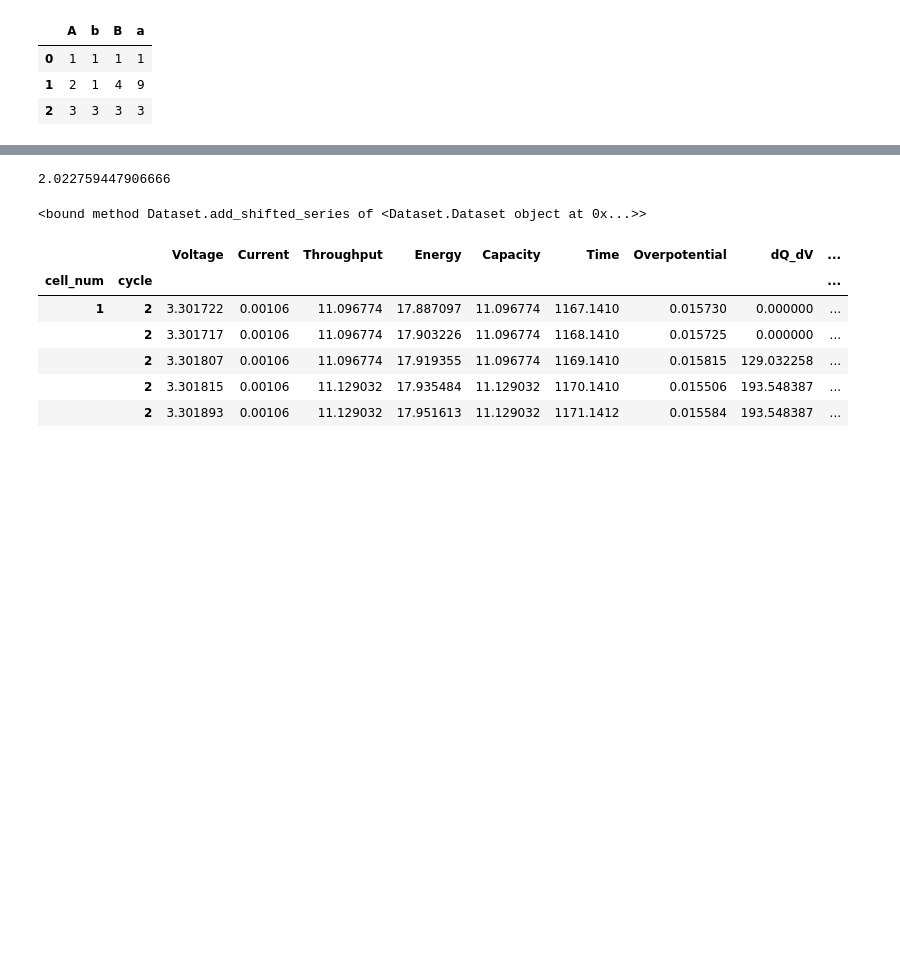
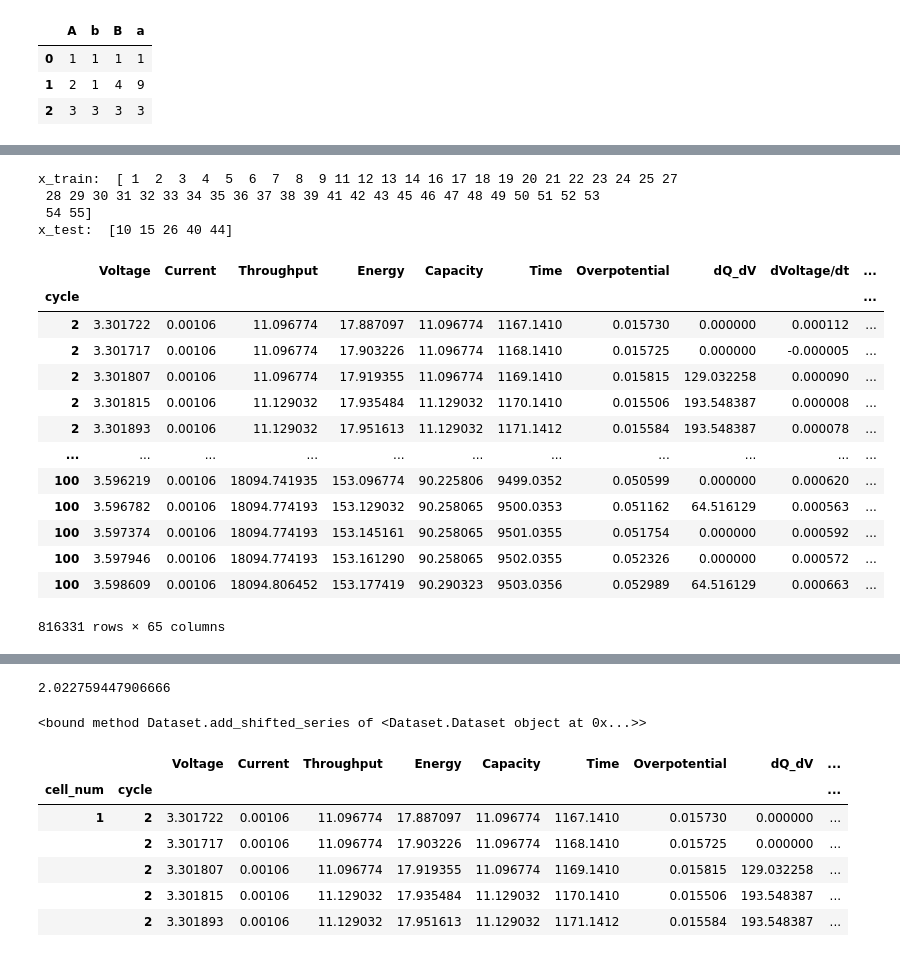
Before and after one commit to cfiske3302/chembattery_refac, a Jupyter notebook: test_code.ipynb, the cells around one changed output, grey strips where cells are left out. Saved outputs shown, nothing was run; the diff lists cells and outputs as text; code cells hidden in the pictures; blank space fills up the shorter version.

```diff
--- a/test_code.ipynb
+++ b/test_code.ipynb
@@ -147,0 +91,29 @@ path = Dataset("../Feature")
+# %%
+by = 'cell_num'
+x_tr, y_tr, x_te, y_te = ds.split(by=by, test_ids=[10, 15, 26, 40, 44])
+print('x_train: ', np.unique(x_tr.index.get_level_values(by)))
+print('x_test: ', np.unique(x_te.index.get_level_values(by)))
+# %% [output]
+x_train:  [ 1  2  3  4  5  6  7  8  9 11 12 13 14 16 17 18 19 20 21 22 23 24 25 27
+ 28 29 30 31 32 33 34 35 36 37 38 39 41 42 43 45 46 47 48 49 50 51 52 53
+ 54 55]
+x_test:  [10 15 26 40 44]
+# %%
+ds = Dataset("../Features/2024-08-21", "../Features/2024-08-21")
+
+ds.xCC.loc[1]
+# %% [output]
+|  | Voltage | Current | Throughput | Energy | Capacity | Time | Overpotential | dQ_dV | dVoltage/dt | ... |
+| cycle |  |  |  |  |  |  |  |  |  | ... |
+| 2 | 3.301722 | 0.00106 | 11.096774 | 17.887097 | 11.096774 | 1167.1410 | 0.015730 | 0.000000 | 0.000112 | ... |
+| 2 | 3.301717 | 0.00106 | 11.096774 | 17.903226 | 11.096774 | 1168.1410 | 0.015725 | 0.000000 | -0.000005 | ... |
+| 2 | 3.301807 | 0.00106 | 11.096774 | 17.919355 | 11.096774 | 1169.1410 | 0.015815 | 129.032258 | 0.000090 | ... |
+| 2 | 3.301815 | 0.00106 | 11.129032 | 17.935484 | 11.129032 | 1170.1410 | 0.015506 | 193.548387 | 0.000008 | ... |
+| 2 | 3.301893 | 0.00106 | 11.129032 | 17.951613 | 11.129032 | 1171.1412 | 0.015584 | 193.548387 | 0.000078 | ... |
+| ... | ... | ... | ... | ... | ... | ... | ... | ... | ... | ... |
+| 100 | 3.596219 | 0.00106 | 18094.741935 | 153.096774 | 90.225806 | 9499.0352 | 0.050599 | 0.000000 | 0.000620 | ... |
+| 100 | 3.596782 | 0.00106 | 18094.774193 | 153.129032 | 90.258065 | 9500.0353 | 0.051162 | 64.516129 | 0.000563 | ... |
+| 100 | 3.597374 | 0.00106 | 18094.774193 | 153.145161 | 90.258065 | 9501.0355 | 0.051754 | 0.000000 | 0.000592 | ... |
+| 100 | 3.597946 | 0.00106 | 18094.774193 | 153.161290 | 90.258065 | 9502.0355 | 0.052326 | 0.000000 | 0.000572 | ... |
+| 100 | 3.598609 | 0.00106 | 18094.806452 | 153.177419 | 90.290323 | 9503.0356 | 0.052989 | 64.516129 | 0.000663 | ... |
+816331 rows × 65 columns
```
Also changed, not shown: parts of 22 cells of this notebook, 4 other files.
